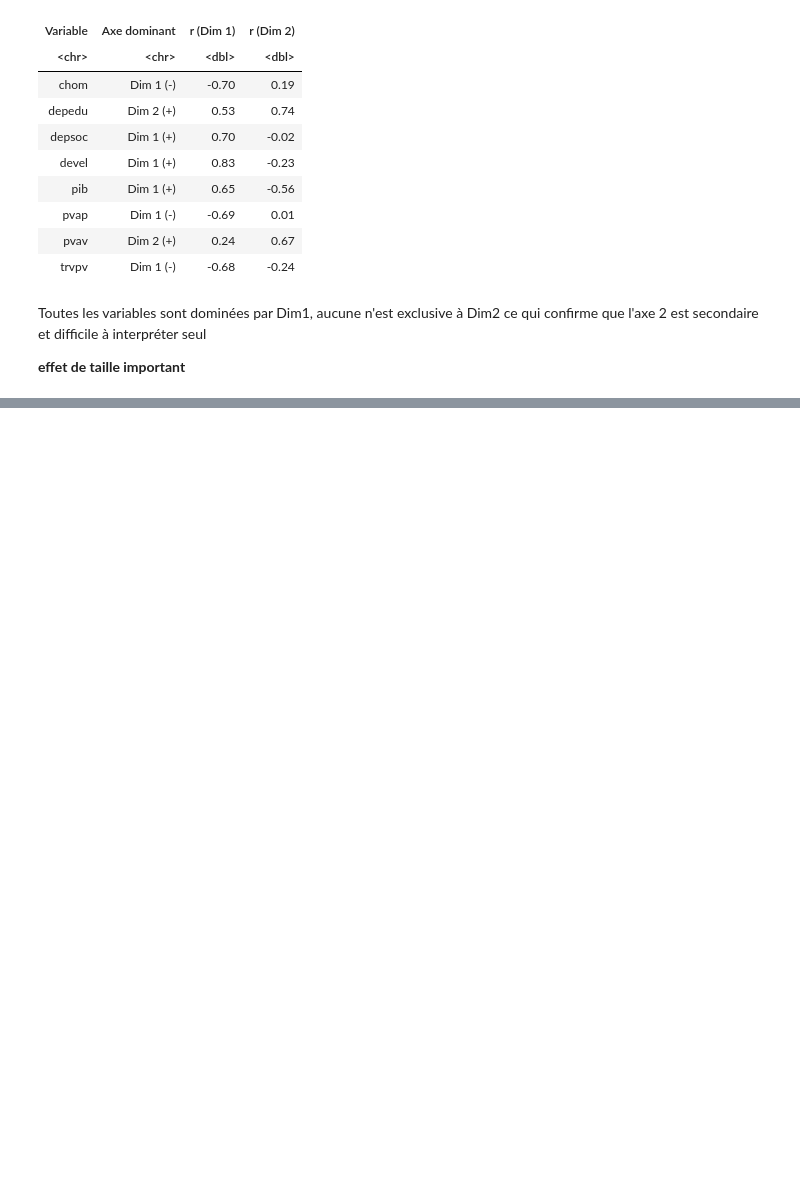
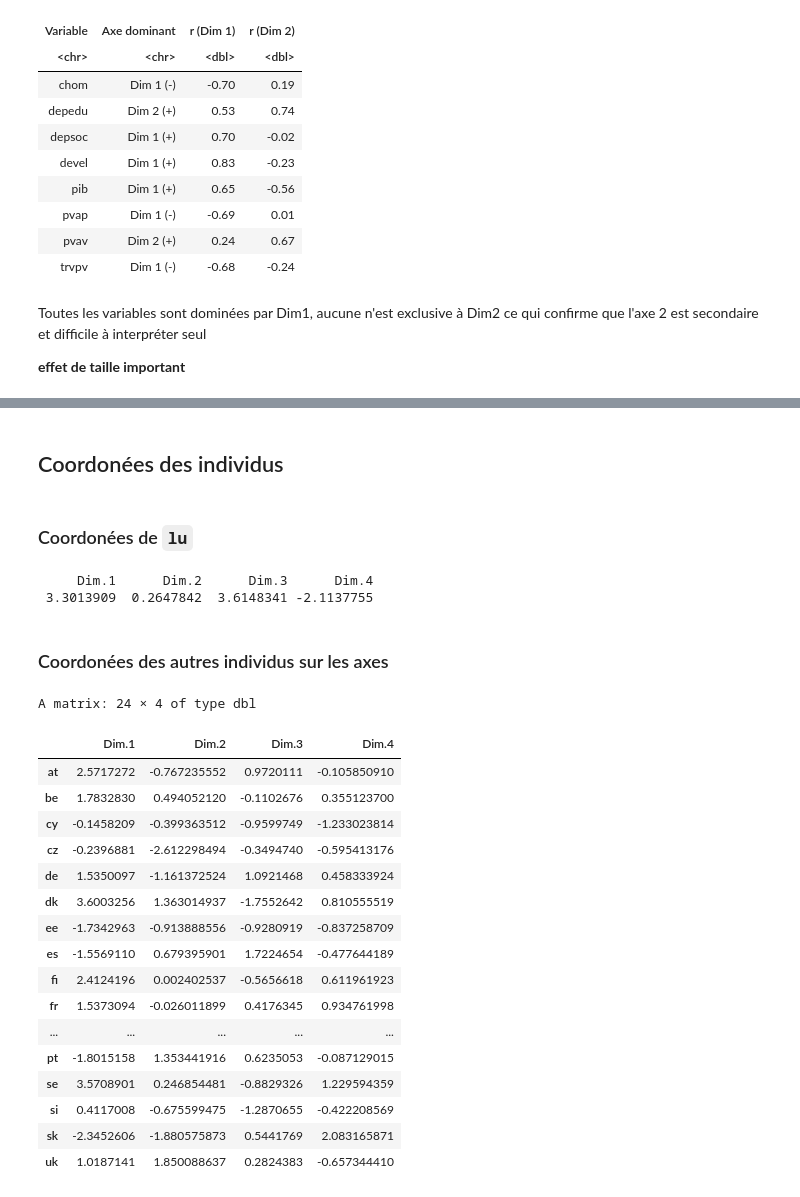
Before and after one commit to pau-anto/MathsForR, a Jupyter notebook: acp/europe_data.ipynb, the cells around one changed output, grey strips where cells are left out. Drawn from its saved outputs; the diff is of its cells as text; code cells hidden in the pictures; blank space fills up the shorter version.

```diff
--- a/acp/europe_data.ipynb
+++ b/acp/europe_data.ipynb
@@ -362,0 +379,6 @@ Toutes les variables sont dominées par Dim1, aucune n'est exclusive à Dim2 ce
+# %%
+no_lu <- europe[rownames(europe) != "lu", ]
+# %%
+# scale.unit = TRUE centre et réduit les données(ACP normée)
+# ncp = 4 indique que l'on souhaite conserver les 4 premières composantes principales
+res.pca_lu <- PCA(no_lu, scale.unit = TRUE, ncp = 4, graph = FALSE)
@@ -362,0 +422,36 @@ Toutes les variables sont dominées par Dim1, aucune n'est exclusive à Dim2 ce
+# %% [markdown]
+## Coordonées des individus
+# %% [markdown]
+### Coordonées de `lu`
+# %%
+# Coordonnées de "lu" en individu supplémentaire
+# predict() projette lu dans l'espace de l'ACP construite sans lui, ce qui en fait un individu supplémentaire.
+lu_sup <- predict(res.pca_lu, newdata = europe["lu", ])
+lu_sup$coord[, 1:4]
+# %% [output]
+     Dim.1      Dim.2      Dim.3      Dim.4
+ 3.3013909  0.2647842  3.6148341 -2.1137755
+# %% [markdown]
+### Coordonées des autres individus sur les axes
+# %%
+# Coordonnées des autres individus (no_lu) sur les 4 premiers axes
+res.pca_lu$ind$coord[, 1:4]
+# %% [output]
+A matrix: 24 × 4 of type dbl
+|  | Dim.1 | Dim.2 | Dim.3 | Dim.4 |
+| at | 2.5717272 | -0.767235552 | 0.9720111 | -0.105850910 |
+| be | 1.7832830 | 0.494052120 | -0.1102676 | 0.355123700 |
+| cy | -0.1458209 | -0.399363512 | -0.9599749 | -1.233023814 |
+| cz | -0.2396881 | -2.612298494 | -0.3494740 | -0.595413176 |
+| de | 1.5350097 | -1.161372524 | 1.0921468 | 0.458333924 |
+| dk | 3.6003256 | 1.363014937 | -1.7552642 | 0.810555519 |
+| ee | -1.7342963 | -0.913888556 | -0.9280919 | -0.837258709 |
+| es | -1.5569110 | 0.679395901 | 1.7224654 | -0.477644189 |
+| fi | 2.4124196 | 0.002402537 | -0.5656618 | 0.611961923 |
+| fr | 1.5373094 | -0.026011899 | 0.4176345 | 0.934761998 |
+| ... | ... | ... | ... | ... |
+| pt | -1.8015158 | 1.353441916 | 0.6235053 | -0.087129015 |
+| se | 3.5708901 | 0.246854481 | -0.8829326 | 1.229594359 |
+| si | 0.4117008 | -0.675599475 | -1.2870655 | -0.422208569 |
+| sk | -2.3452606 | -1.880575873 | 0.5441769 | 2.083165871 |
+| uk | 1.0187141 | 1.850088637 | 0.2824383 | -0.657344410 |
```
Also changed, not shown: parts of 20 cells of this notebook.
